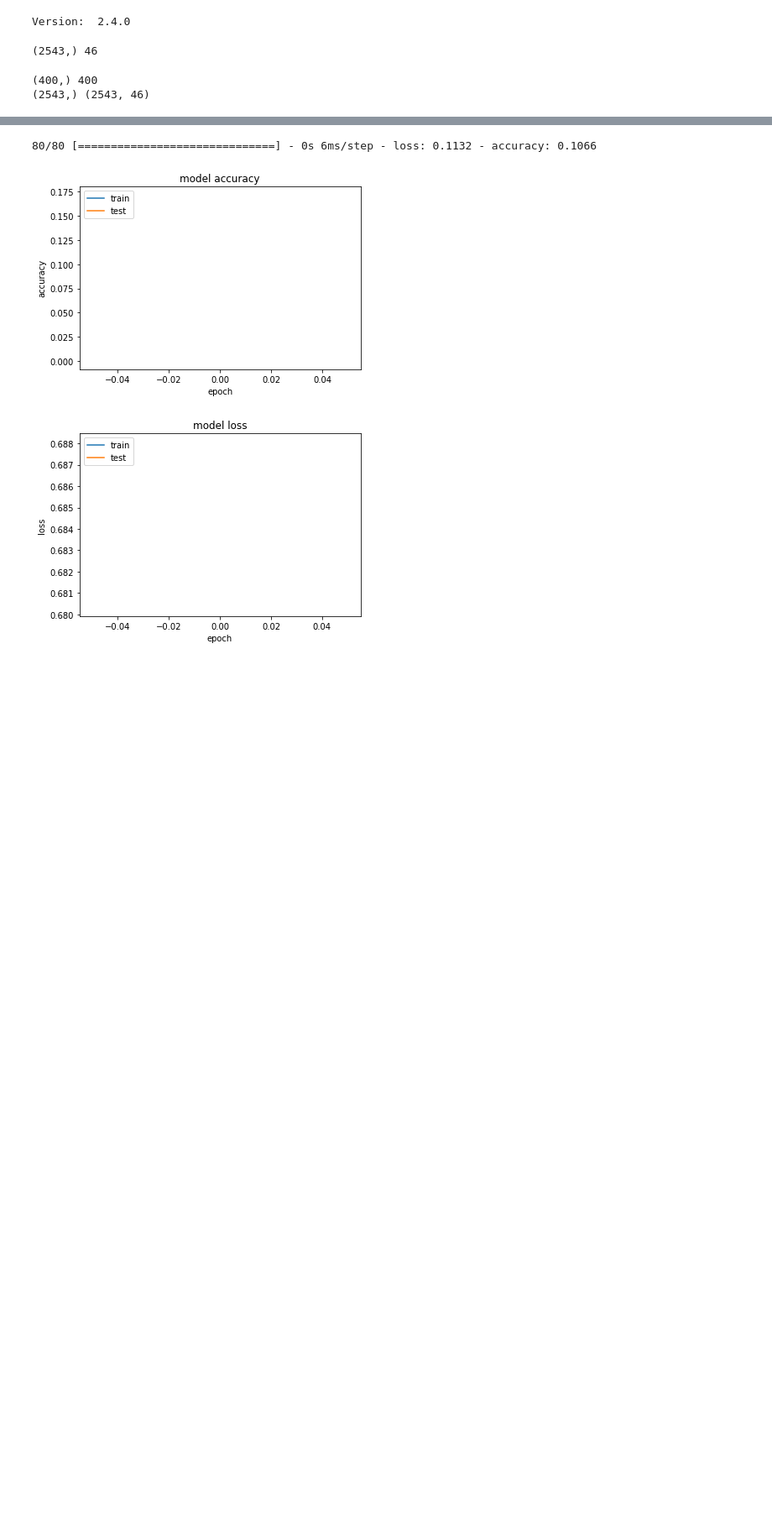
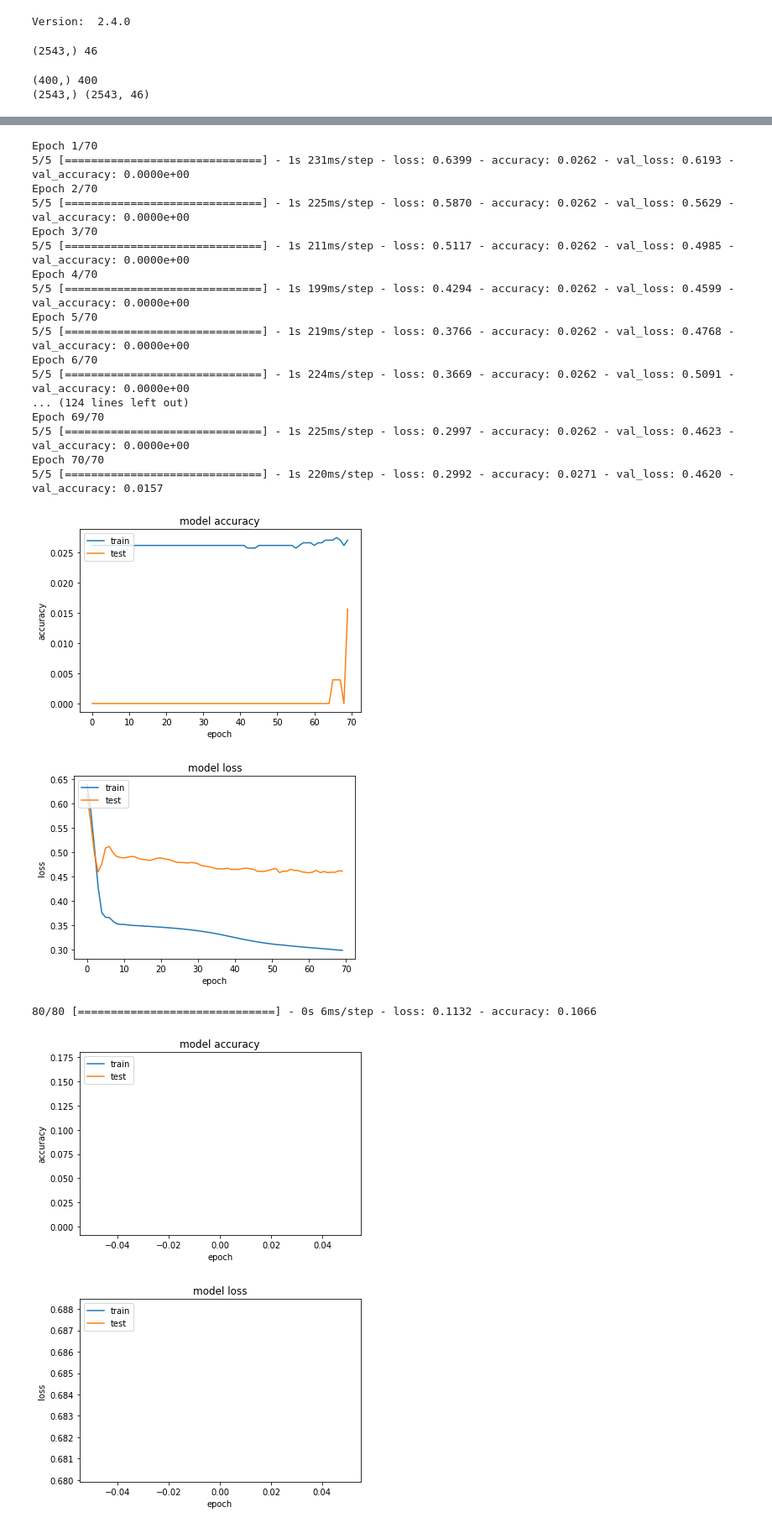
Before and after one commit to jing-bsm/hackathon2020, a Jupyter notebook: cat-classifier/survey_cat-short_full-v2.ipynb, the cells around one changed output, grey strips where cells are left out. Shown at 84% size. Cells and saved outputs as stored; diff of their text form; code cells hidden in the pictures; blank space fills up the shorter version.

```diff
--- a/cat-classifier/survey_cat-short_full-v2.ipynb
+++ b/cat-classifier/survey_cat-short_full-v2.ipynb
@@ -24,7 +24,7 @@ import json
 import re
 # %%
 print("Version: ", tf.__version__)
-raw_data = pd.read_csv('../data/S_SURVEY_FULL.csv')
+raw_data = pd.read_csv('data/S_SURVEY_FULL.csv')
 # raw_data.head()
 # %% [output]
 Version:  2.4.0
@@ -125,14 +127,34 @@ def plotHistory(history):
     plt.show()
 # %%
 history = model.fit(x=ff,y=Y,
-                    epochs=1,batch_size=512,
+                    epochs=70,batch_size=512,
                     validation_split=0.1,
                      verbose=1,
                      callbacks=[cp_callback],
                     use_multiprocessing=True
                    )
 
-# plotHistory(history)
+plotHistory(history)
+# %% [output]
+Epoch 1/70
+5/5 [==============================] - 1s 231ms/step - loss: 0.6399 - accuracy: 0.0262 - val_loss: 0.6193 - val_accuracy: 0.0000e+00
+Epoch 2/70
+5/5 [==============================] - 1s 225ms/step - loss: 0.5870 - accuracy: 0.0262 - val_loss: 0.5629 - val_accuracy: 0.0000e+00
+Epoch 3/70
+5/5 [==============================] - 1s 211ms/step - loss: 0.5117 - accuracy: 0.0262 - val_loss: 0.4985 - val_accuracy: 0.0000e+00
+Epoch 4/70
+5/5 [==============================] - 1s 199ms/step - loss: 0.4294 - accuracy: 0.0262 - val_loss: 0.4599 - val_accuracy: 0.0000e+00
+Epoch 5/70
+5/5 [==============================] - 1s 219ms/step - loss: 0.3766 - accuracy: 0.0262 - val_loss: 0.4768 - val_accuracy: 0.0000e+00
+Epoch 6/70
+5/5 [==============================] - 1s 224ms/step - loss: 0.3669 - accuracy: 0.0262 - val_loss: 0.5091 - val_accuracy: 0.0000e+00
+... (124 lines left out)
+Epoch 69/70
+5/5 [==============================] - 1s 225ms/step - loss: 0.2997 - accuracy: 0.0262 - val_loss: 0.4623 - val_accuracy: 0.0000e+00
+Epoch 70/70
+5/5 [==============================] - 1s 220ms/step - loss: 0.2992 - accuracy: 0.0271 - val_loss: 0.4620 - val_accuracy: 0.0157
+[figure, added]
+[figure, added]
 # %%
 history = model.fit(x=ff,y=Y,
                     epochs=2000,batch_size=512,
```
Also changed, not shown: parts of 2 cells of this notebook, 7 other files.
